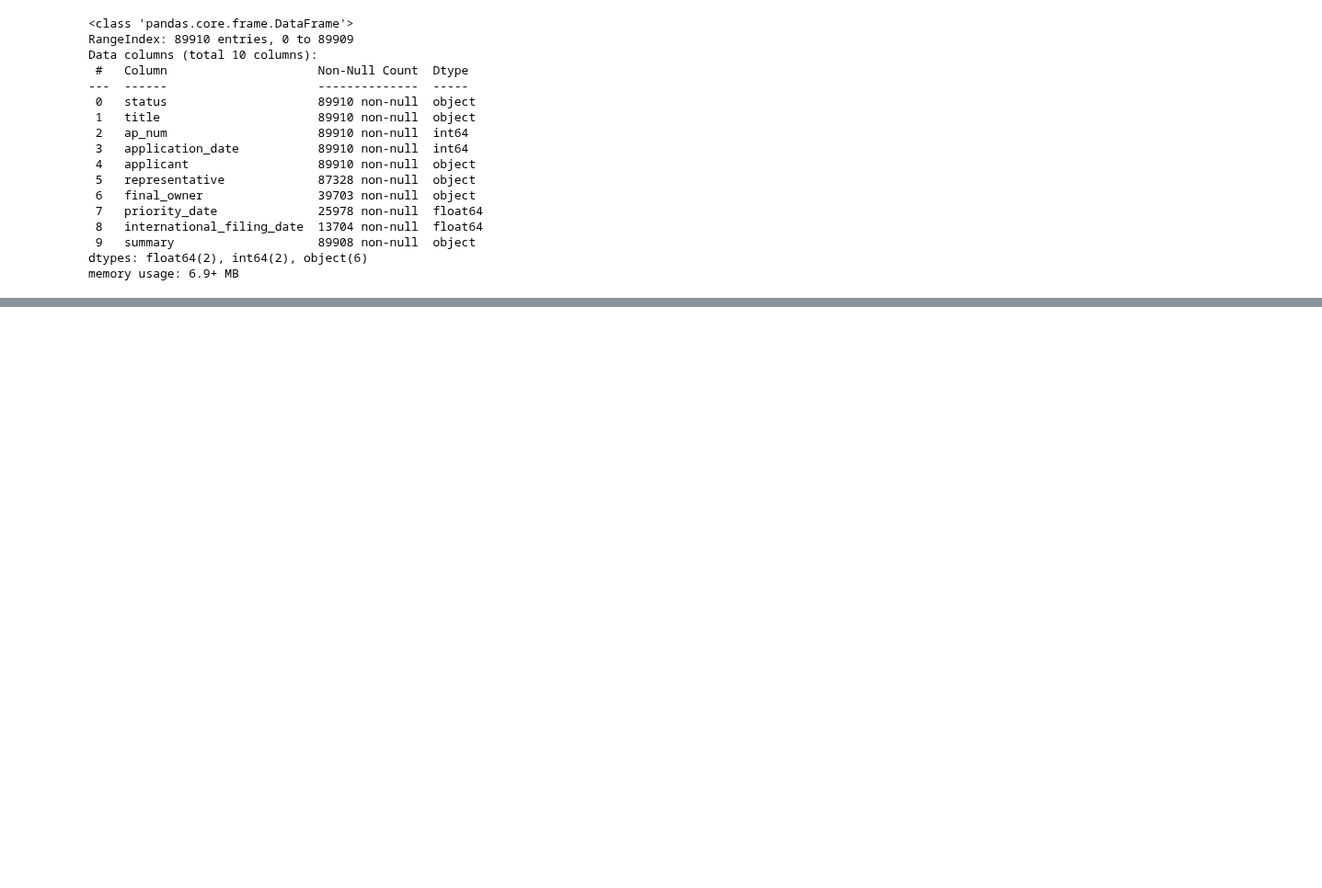
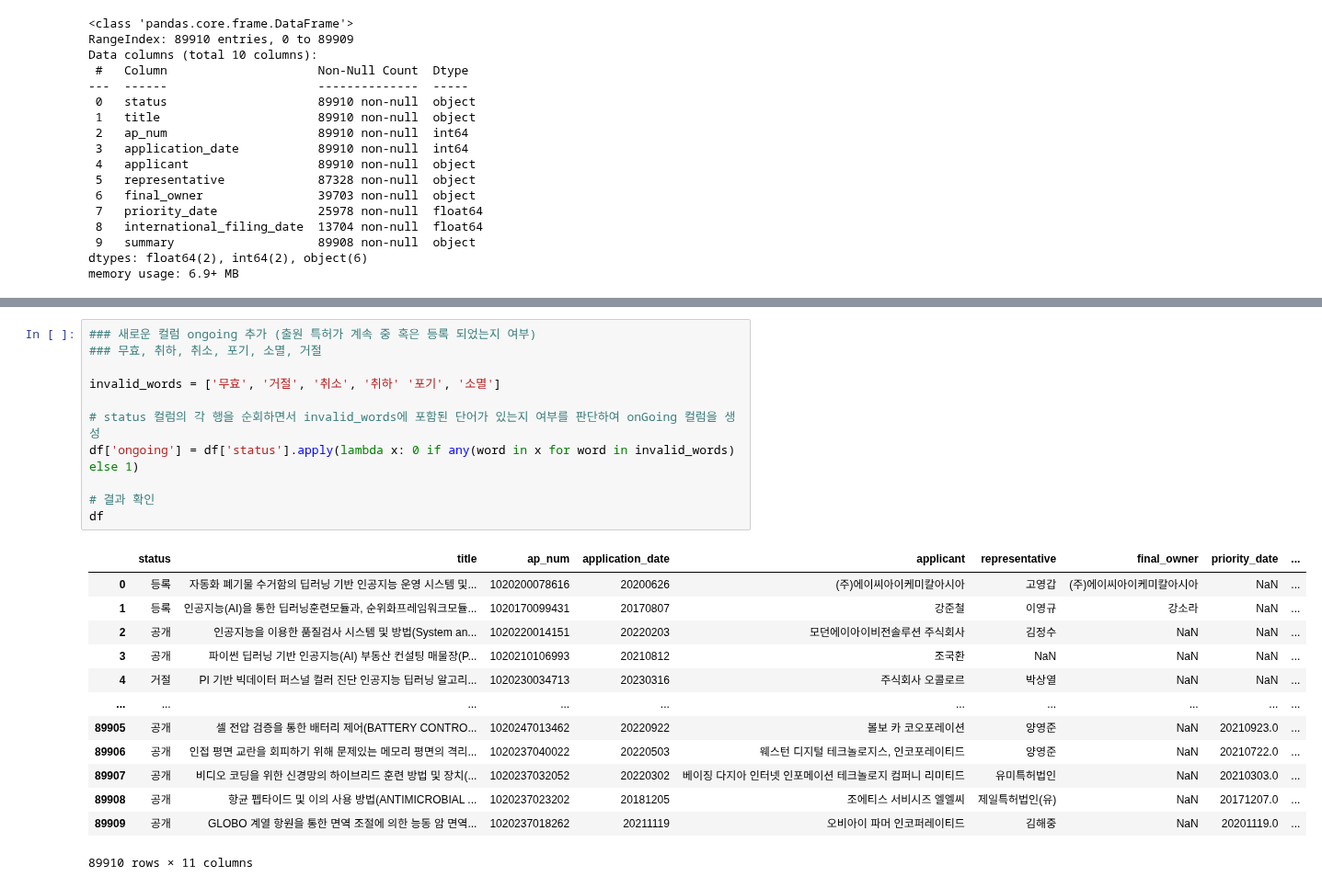
Before and after one commit to H-wooks/KITA_2024, a Jupyter notebook: M3_분석라이브러리/06_Crawling/project_kipris_post_v01.ipynb, the cells around one changed output, grey strips where cells are left out. Shown at 92% size. Drawn from its saved outputs; the diff is of its cells as text; blank space fills up the shorter version.

```diff
--- a/M3_분석라이브러리/06_Crawling/project_kipris_post_v01.ipynb
+++ b/M3_분석라이브러리/06_Crawling/project_kipris_post_v01.ipynb
@@ -66,0 +162,25 @@ TypeError: expected string or bytes-like object
+# %%
+### 새로운 컬럼 ongoing 추가 (출원 특허가 계속 중 혹은 등록 되었는지 여부)
+### 무효, 취하, 취소, 포기, 소멸, 거절
+
+invalid_words = ['무효', '거절', '취소', '취하' '포기', '소멸']
+
+# status 컬럼의 각 행을 순회하면서 invalid_words에 포함된 단어가 있는지 여부를 판단하여 onGoing 컬럼을 생성
+df['ongoing'] = df['status'].apply(lambda x: 0 if any(word in x for word in invalid_words) else 1)
+
+# 결과 확인
+df
+# %% [output]
+|  | status | title | ap_num | application_date | applicant | representative | final_owner | priority_date | ... |
+| 0 | 등록 | 자동화 폐기물 수거함의 딥러닝 기반 인공지능 운영 시스템 및... | 1020200078616 | 20200626 | (주)에이씨아이케미칼아시아 | 고영갑 | (주)에이씨아이케미칼아시아 | NaN | ... |
+| 1 | 등록 | 인공지능(AI)을 통한 딥러닝훈련모듈과, 순위화프레임워크모듈... | 1020170099431 | 20170807 | 강준철 | 이영규 | 강소라 | NaN | ... |
+| 2 | 공개 | 인공지능을 이용한 품질검사 시스템 및 방법(System an... | 1020220014151 | 20220203 | 모던에이아이비전솔루션 주식회사 | 김정수 | NaN | NaN | ... |
+| 3 | 공개 | 파이썬 딥러닝 기반 인공지능(AI) 부동산 컨설팅 매물장(P... | 1020210106993 | 20210812 | 조국환 | NaN | NaN | NaN | ... |
+| 4 | 거절 | PI 기반 빅데이터 퍼스널 컬러 진단 인공지능 딥러닝 알고리... | 1020230034713 | 20230316 | 주식회사 오콜로르 | 박상열 | NaN | NaN | ... |
+| ... | ... | ... | ... | ... | ... | ... | ... | ... | ... |
+| 89905 | 공개 | 셀 전압 검증을 통한 배터리 제어(BATTERY CONTRO... | 1020247013462 | 20220922 | 볼보 카 코오포레이션 | 양영준 | NaN | 20210923.0 | ... |
+| 89906 | 공개 | 인접 평면 교란을 회피하기 위해 문제있는 메모리 평면의 격리... | 1020237040022 | 20220503 | 웨스턴 디지털 테크놀로지스, 인코포레이티드 | 양영준 | NaN | 20210722.0 | ... |
+| 89907 | 공개 | 비디오 코딩을 위한 신경망의 하이브리드 훈련 방법 및 장치(... | 1020237032052 | 20220302 | 베이징 다지아 인터넷 인포메이션 테크놀로지 컴퍼니 리미티드 | 유미특허법인 | NaN | 20210303.0 | ... |
+| 89908 | 공개 | 항균 펩타이드 및 이의 사용 방법(ANTIMICROBIAL ... | 1020237023202 | 20181205 | 조에티스 서비시즈 엘엘씨 | 제일특허법인(유) | NaN | 20171207.0 | ... |
+| 89909 | 공개 | GLOBO 계열 항원을 통한 면역 조절에 의한 능동 암 면역... | 1020237018262 | 20211119 | 오비아이 파머 인코퍼레이티드 | 김해중 | NaN | 20201119.0 | ... |
+89910 rows × 11 columns
```
Also changed, not shown: parts of 8 cells of this notebook.
